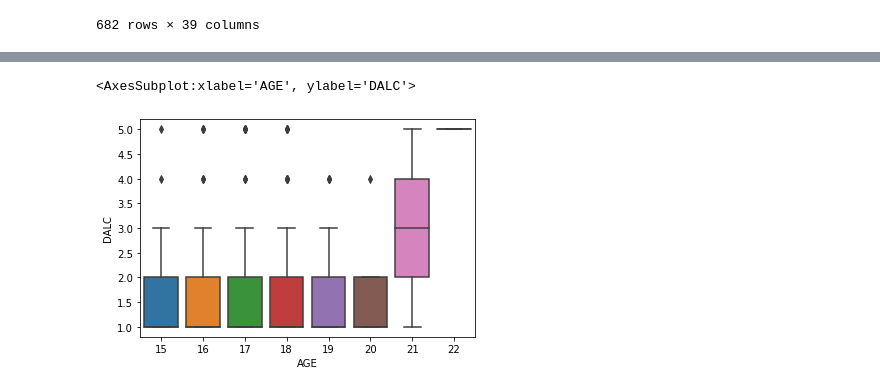
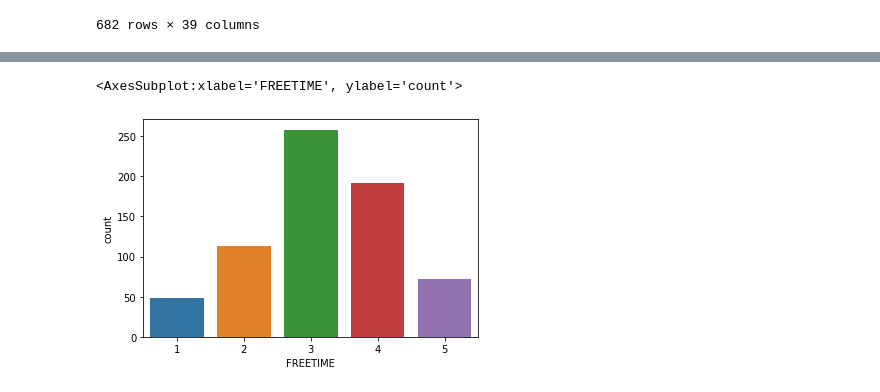
Before and after one commit to Forcause/ML_Labs, a Jupyter notebook: Lab_1/task_1.ipynb, the cells around one changed output, grey strips where cells are left out. Saved outputs shown, nothing was run; the diff lists cells and outputs as text; code cells hidden in the pictures.

```diff
--- a/Lab_1/task_1.ipynb
+++ b/Lab_1/task_1.ipynb
@@ -90,5 +85,6 @@ sns.countplot(x = "DALC", hue = "AGE", data = students)
-# %%
-sns.boxplot(x = "AGE", y = "DALC", data = students)
-# %% [output]
-<AxesSubplot:xlabel='AGE', ylabel='DALC'>
-[figure, removed]
+# %%
+#Количество свободного времени у учеников (качественный)
+sns.countplot(x = "FREETIME", data = students)
+# %% [output]
+<AxesSubplot:xlabel='FREETIME', ylabel='count'>
+[figure, added]
```
Also changed, not shown: parts of 34 cells of this notebook.
